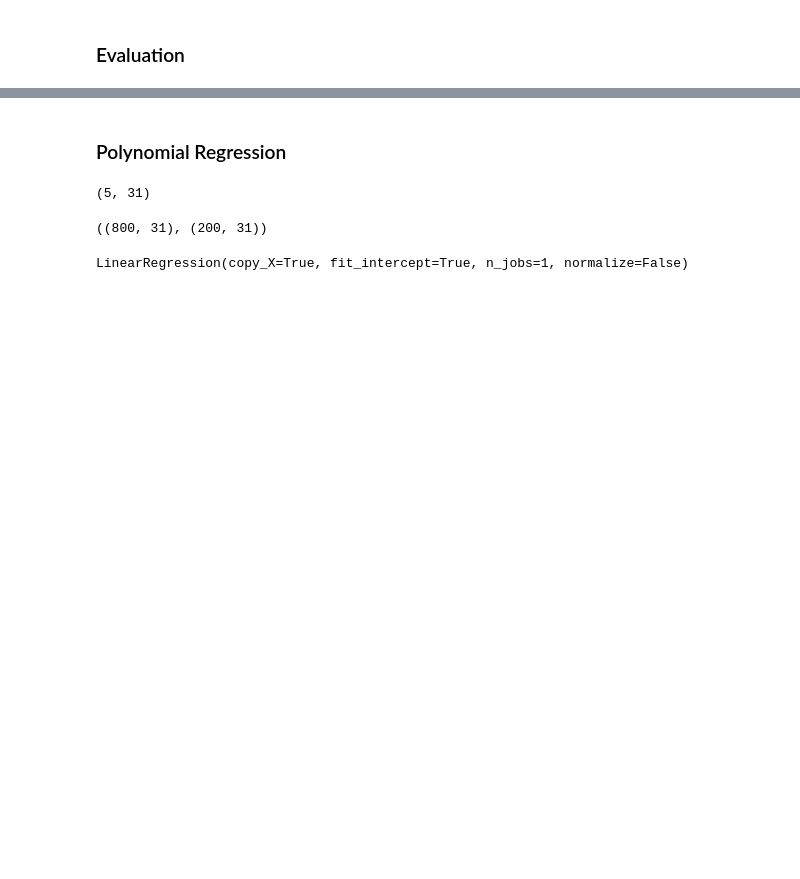
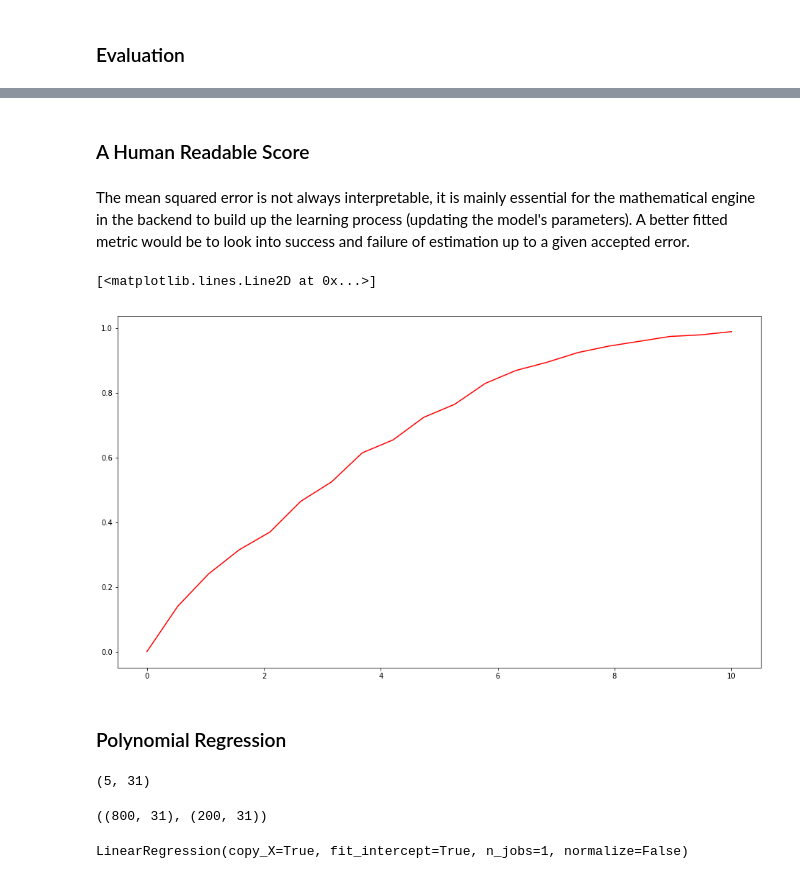
Before and after one commit to sneelapu77/IntroPyForDataScience, a Jupyter notebook: The Diabetes dataset.ipynb, the cells around one changed output, grey strips where cells are left out. Drawn from its saved outputs; the diff is of its cells as text; code cells hidden in the pictures; blank space fills up the shorter version.

```diff
--- a/The Diabetes dataset.ipynb
+++ b/The Diabetes dataset.ipynb
@@ -88,3 +88,20 @@ ax.legend()
+# %% [markdown]
+### A Human Readable Score
+# %% [markdown]
+The mean squared error is not always interpretable, it is mainly essential for the mathematical engine in the backend to build up the learning process (updating the model's parameters). A better fitted metric would be to look into success and failure of estimation up to a given accepted error.
+# %%
+tols = np.linspace(0, 10, 20)
+scores = []
+for tol in tols:
+    successes = np.logical_and(lin_reg.predict(X_test) <= y_test + tol,
+                               lin_reg.predict(X_test) >= y_test - tol)
+    scores.append(np.sum(successes)/y_test.shape[0])
+# %%
+fig, ax = plt.subplots(figsize=(16, 9))
+ax.plot(tols, scores, 'r-')
+# %% [output]
+[<matplotlib.lines.Line2D at 0x...>]
+[figure, added]
 # %% [markdown]
 ### Polynomial Regression
 # %%
```
Also changed, not shown: parts of 11 cells of this notebook.
